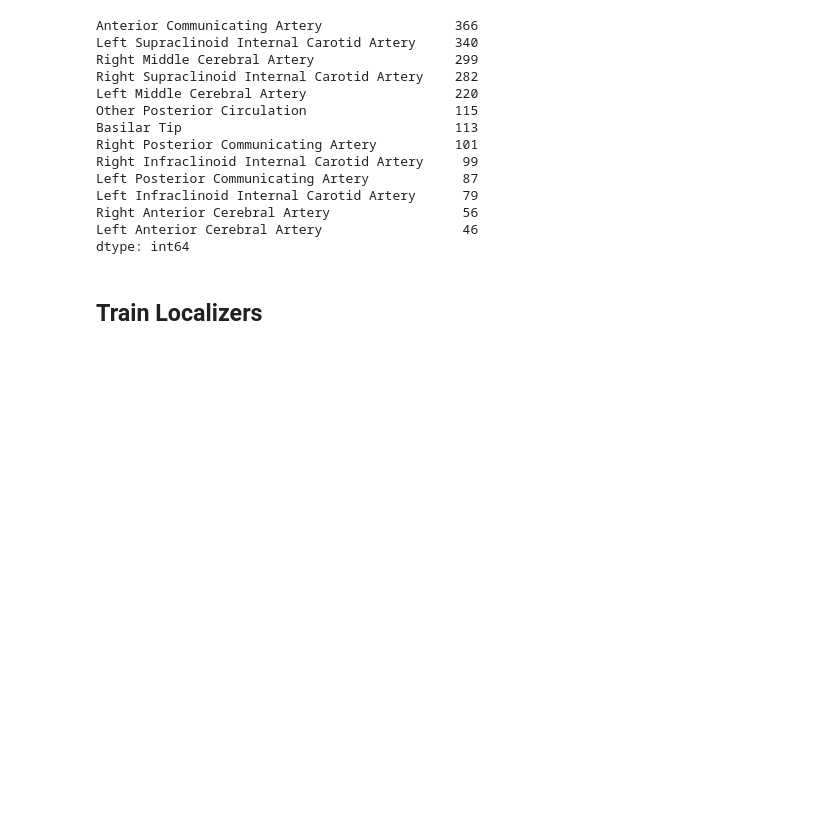
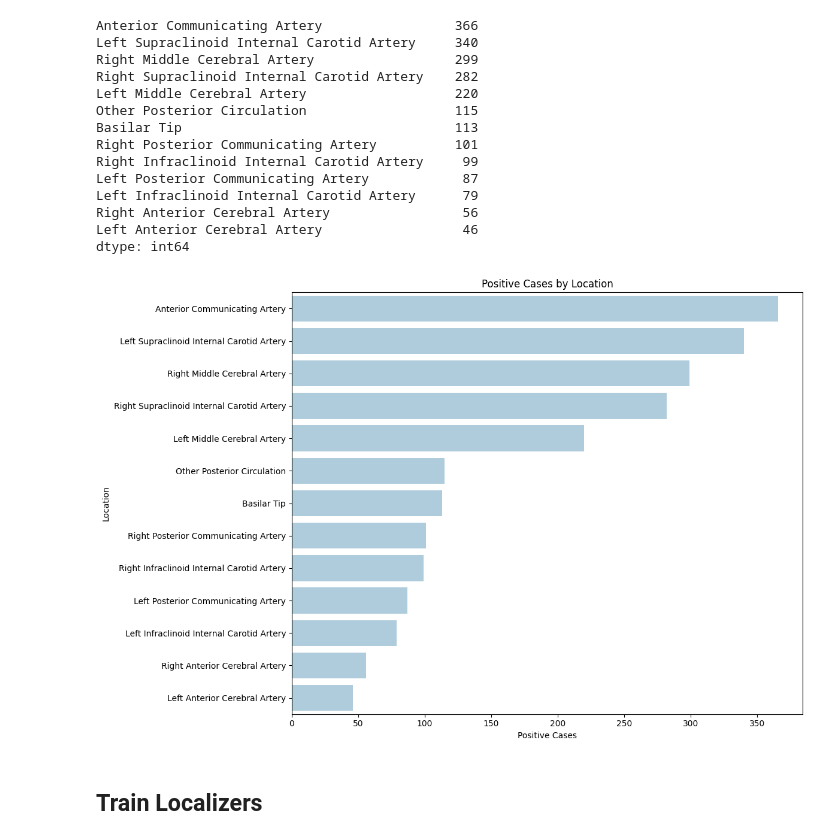
Before and after one commit to jonathanchen301/rsna-intracranial-aneurysm-detection, a Jupyter notebook: eda.ipynb, the cells around one changed output. Drawn from its saved outputs; the diff is of its cells as text; code cells hidden in the pictures; blank space fills up the shorter version.

```diff
--- a/eda.ipynb
+++ b/eda.ipynb
@@ -62,6 +76,16 @@ Left Infraclinoid Internal Carotid Artery      79
 Right Anterior Cerebral Artery                 56
 Left Anterior Cerebral Artery                  46
 dtype: int64
+# %%
+plt.figure(figsize=(12, 8))
+sns.barplot(x=location_counts.values, y=location_counts.index, orient='h')
+plt.title("Positive Cases by Location")
+plt.xlabel("Positive Cases")
+plt.ylabel("Location")
+plt.tight_layout()
+plt.show()
+# %% [output]
+[figure, added]
 # %% [markdown]
 ## Train Localizers
 # %%
```
Also changed, not shown: parts of 7 cells of this notebook.
